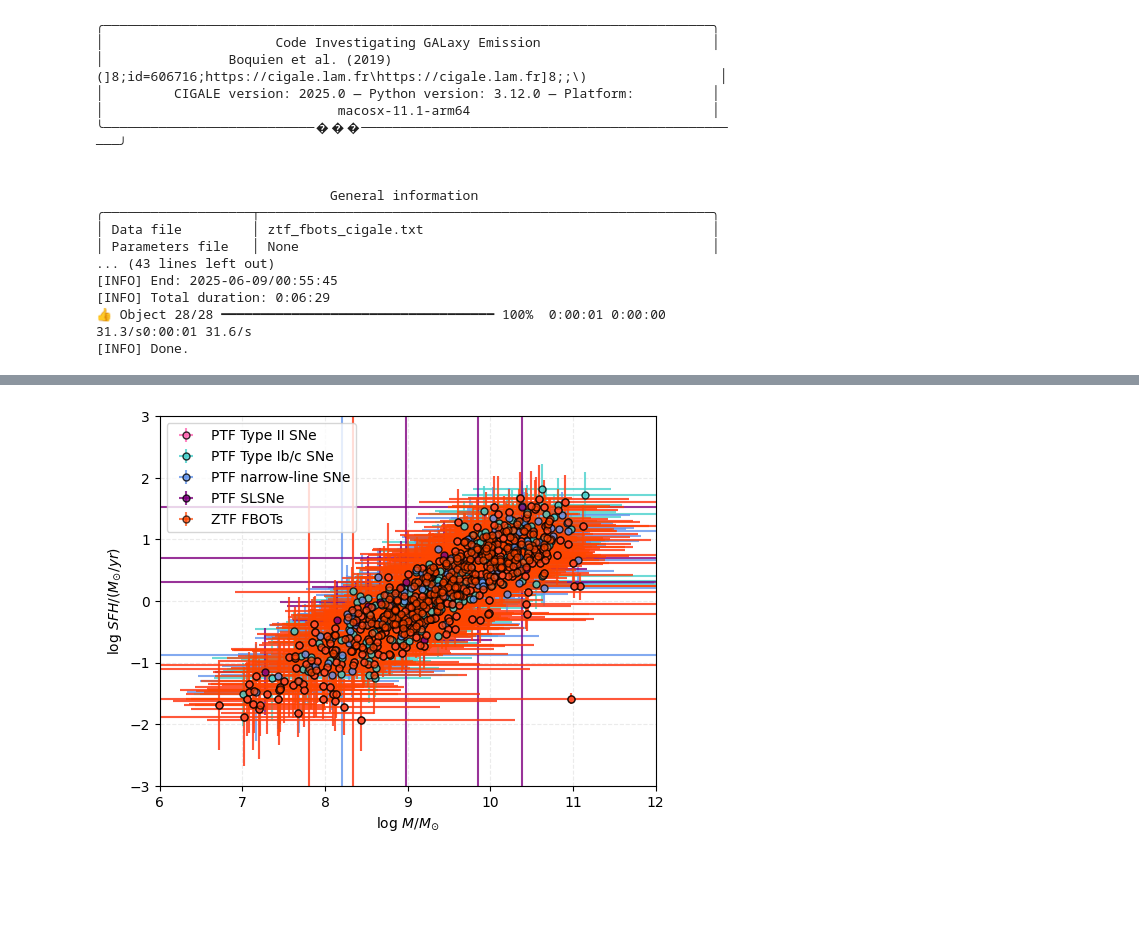
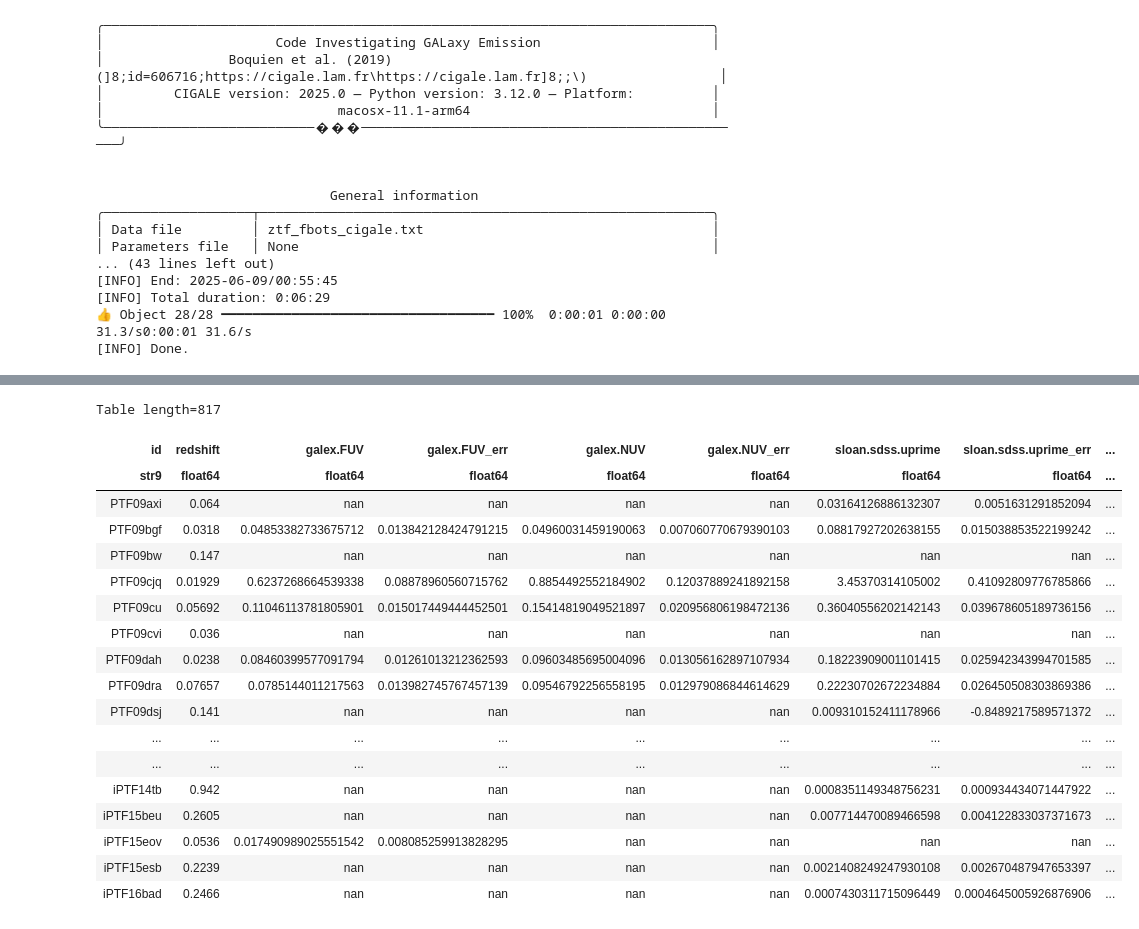
Before and after one commit to aswinsuresh24/sne_hosts, a Jupyter notebook: hosts.ipynb, the cells around one changed output, grey strips where cells are left out. Cells and saved outputs as stored; diff of their text form; code cells hidden in the pictures; blank space fills up the shorter version.

```diff
--- a/hosts.ipynb
+++ b/hosts.ipynb
@@ -341,25 +315,0 @@ subtable_fbots = subtable
-# %%
-plt.errorbar(subtable_ii['log_stellar_mass'], subtable_ii['log_sfh'], yerr = subtable_ii['log_stellar_mass_err'],
-             xerr = subtable_ii['log_sfh_err'], marker = 'o', markerfacecolor = 'hotpink', markeredgecolor = 'black',
-             ecolor = 'hotpink', markersize = 5, linestyle = 'none', label = 'PTF Type II SNe', alpha = 0.8)
-plt.errorbar(subtable_ibc['log_stellar_mass'], subtable_ibc['log_sfh'], yerr = subtable_ibc['log_stellar_mass_err'],
-             xerr = subtable_ibc['log_sfh_err'], marker = 'o', markerfacecolor = 'mediumturquoise', markeredgecolor = 'black',
-             ecolor = 'mediumturquoise', markersize = 5, linestyle = 'none', label = 'PTF Type Ib/c SNe', alpha = 0.8)
-plt.errorbar(subtable_narrow['log_stellar_mass'], subtable_narrow['log_sfh'], yerr = subtable_narrow['log_stellar_mass_err'],
-             xerr = subtable_narrow['log_sfh_err'], marker = 'o', markerfacecolor = 'cornflowerblue', markeredgecolor = 'black',
-             ecolor = 'cornflowerblue', markersize = 5, linestyle = 'none', label = 'PTF narrow-line SNe', alpha = 0.8)
-plt.errorbar(subtable_sl['log_stellar_mass'], subtable_sl['log_sfh'], yerr = subtable_sl['log_stellar_mass_err'],
-             xerr = subtable_sl['log_sfh_err'], marker = 'o', markerfacecolor = 'purple', markeredgecolor = 'black',
-             ecolor = 'purple', markersize = 5, linestyle = 'none', label = 'PTF SLSNe', alpha = 0.8)
-plt.errorbar(subtable_fbots['log_stellar_mass'], subtable_fbots['log_sfh'], yerr = subtable_fbots['log_stellar_mass_err'],
-             xerr = subtable_fbots['log_sfh_err'], marker = 'o', markerfacecolor = 'orangered', markeredgecolor = 'black',
-             ecolor = 'orangered', markersize = 5, linestyle = 'none', label = 'ZTF FBOTs', alpha = 0.7)
-plt.grid(alpha = 0.25, linestyle = '--')
-plt.xlabel(r'log $M/M_{\odot}$')
-plt.ylabel(r'log $SFH/(M_{\odot}/yr)$')
-plt.legend()
-plt.xlim(6, 12)
-plt.ylim(-3, 3)
-plt.show()
-# %% [output]
-[figure, removed]
@@ -365,0 +319,22 @@ plt.show()
+# %%
+sne_obs
+# %% [output]
+Table length=817
+| id | redshift | galex.FUV | galex.FUV_err | galex.NUV | galex.NUV_err | sloan.sdss.uprime | sloan.sdss.uprime_err | ... |
+| str9 | float64 | float64 | float64 | float64 | float64 | float64 | float64 | ... |
+| PTF09axi | 0.064 | nan | nan | nan | nan | 0.03164126886132307 | 0.0051631291852094 | ... |
+| PTF09bgf | 0.0318 | 0.04853382733675712 | 0.013842128424791215 | 0.04960031459190063 | 0.007060770679390103 | 0.08817927202638155 | 0.015038853522199242 | ... |
+| PTF09bw | 0.147 | nan | nan | nan | nan | nan | nan | ... |
+| PTF09cjq | 0.01929 | 0.6237268664539338 | 0.08878960560715762 | 0.8854492552184902 | 0.12037889241892158 | 3.45370314105002 | 0.41092809776785866 | ... |
+| PTF09cu | 0.05692 | 0.11046113781805901 | 0.015017449444452501 | 0.15414819049521897 | 0.020956806198472136 | 0.36040556202142143 | 0.039678605189736156 | ... |
+| PTF09cvi | 0.036 | nan | nan | nan | nan | nan | nan | ... |
+| PTF09dah | 0.0238 | 0.08460399577091794 | 0.01261013212362593 | 0.09603485695004096 | 0.013056162897107934 | 0.18223909001101415 | 0.025942343994701585 | ... |
+| PTF09dra | 0.07657 | 0.0785144011217563 | 0.013982745767457139 | 0.09546792256558195 | 0.012979086844614629 | 0.22230702672234884 | 0.026450508303869386 | ... |
+| PTF09dsj | 0.141 | nan | nan | nan | nan | 0.009310152411178966 | -0.8489217589571372 | ... |
+| ... | ... | ... | ... | ... | ... | ... | ... | ... |
+| ... | ... | ... | ... | ... | ... | ... | ... | ... |
+| iPTF14tb | 0.942 | nan | nan | nan | nan | 0.0008351149348756231 | 0.000934434071447922 | ... |
+| iPTF15beu | 0.2605 | nan | nan | nan | nan | 0.007714470089466598 | 0.004122833037371673 | ... |
+| iPTF15eov | 0.0536 | 0.017490989025551542 | 0.008085259913828295 | nan | nan | nan | nan | ... |
+| iPTF15esb | 0.2239 | nan | nan | nan | nan | 0.0021408249247930108 | 0.002670487947653397 | ... |
+| iPTF16bad | 0.2466 | nan | nan | nan | nan | 0.0007430311715096449 | 0.0004645005926876906 | ... |
```
Also changed, not shown: parts of 14 cells of this notebook, 4 other files.
